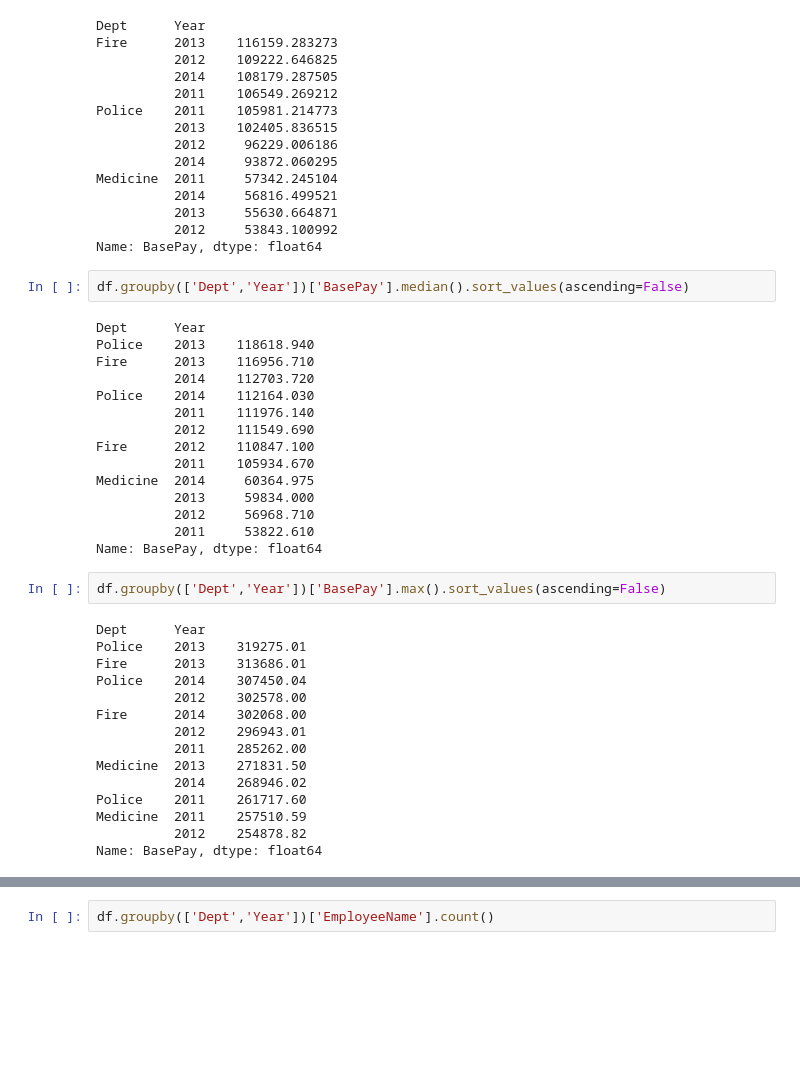
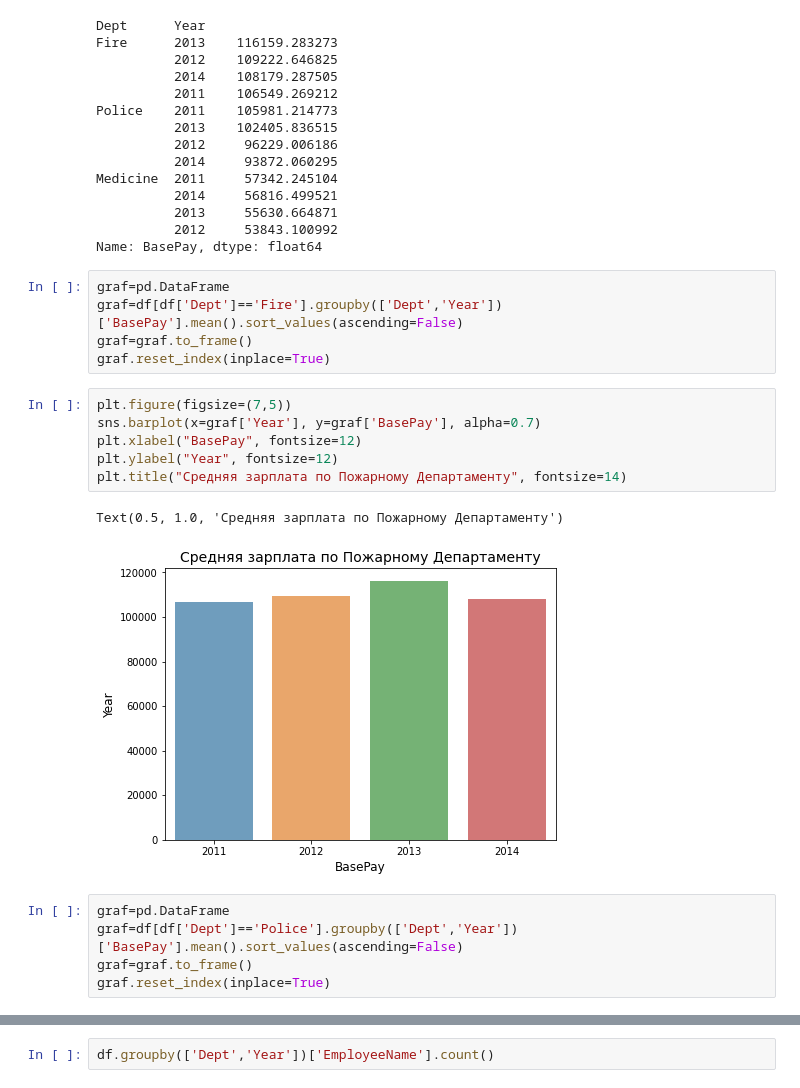
Before and after one commit to EvgenyBelov78/DA1, a Jupyter notebook: Salaries_in_SF.ipynb, the cells around one changed output, grey strips where cells are left out. Cells and saved outputs as stored; diff of their text form; blank space fills up the shorter version.

```diff
--- a/Salaries_in_SF.ipynb
+++ b/Salaries_in_SF.ipynb
@@ -466,37 +466,22 @@ Medicine  2011     57342.245104
           2013     55630.664871
           2012     53843.100992
 Name: BasePay, dtype: float64
-# %%
-df.groupby(['Dept','Year'])['BasePay'].median().sort_values(ascending=False)
-# %% [output]
-Dept      Year
-Police    2013    118618.940
-Fire      2013    116956.710
-          2014    112703.720
-Police    2014    112164.030
-          2011    111976.140
-          2012    111549.690
-Fire      2012    110847.100
-          2011    105934.670
-Medicine  2014     60364.975
-          2013     59834.000
-          2012     56968.710
-          2011     53822.610
-Name: BasePay, dtype: float64
-# %%
-df.groupby(['Dept','Year'])['BasePay'].max().sort_values(ascending=False)
-# %% [output]
-Dept      Year
-Police    2013    319275.01
-Fire      2013    313686.01
-Police    2014    307450.04
-          2012    302578.00
-Fire      2014    302068.00
-          2012    296943.01
-          2011    285262.00
-Medicine  2013    271831.50
-          2014    268946.02
-Police    2011    261717.60
-Medicine  2011    257510.59
-          2012    254878.82
-Name: BasePay, dtype: float64
+# %%
+graf=pd.DataFrame
+graf=df[df['Dept']=='Fire'].groupby(['Dept','Year'])['BasePay'].mean().sort_values(ascending=False)
+graf=graf.to_frame()
+graf.reset_index(inplace=True)
+# %%
+plt.figure(figsize=(7,5))
+sns.barplot(x=graf['Year'], y=graf['BasePay'], alpha=0.7)
+plt.xlabel("BasePay", fontsize=12)
+plt.ylabel("Year", fontsize=12)
+plt.title("Средняя зарплата по Пожарному Департаменту", fontsize=14)
+# %% [output]
+Text(0.5, 1.0, 'Средняя зарплата по Пожарному Департаменту')
+[figure, added]
+# %%
+graf=pd.DataFrame
+graf=df[df['Dept']=='Police'].groupby(['Dept','Year'])['BasePay'].mean().sort_values(ascending=False)
+graf=graf.to_frame()
+graf.reset_index(inplace=True)
```
Also changed, not shown: parts of 12 cells of this notebook.
